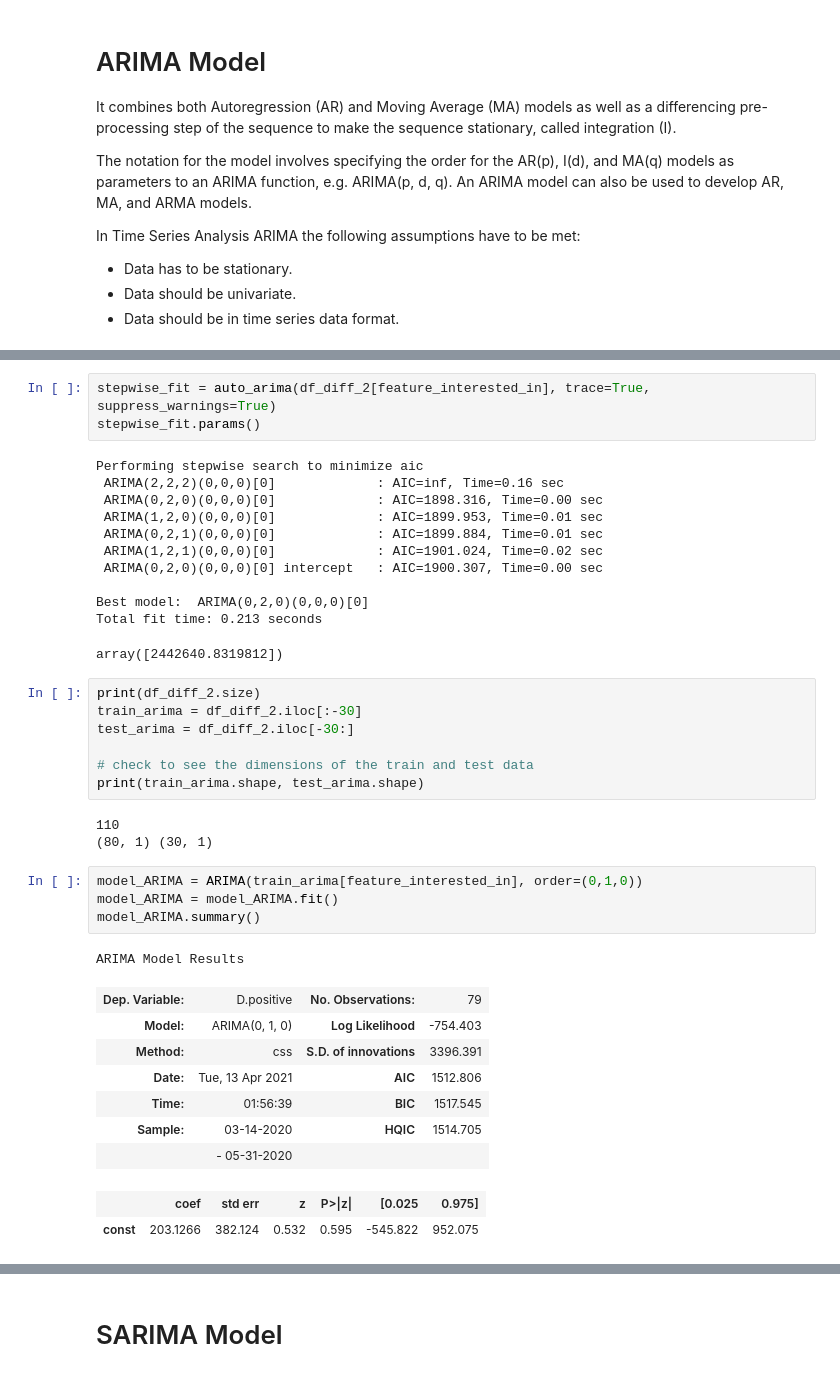
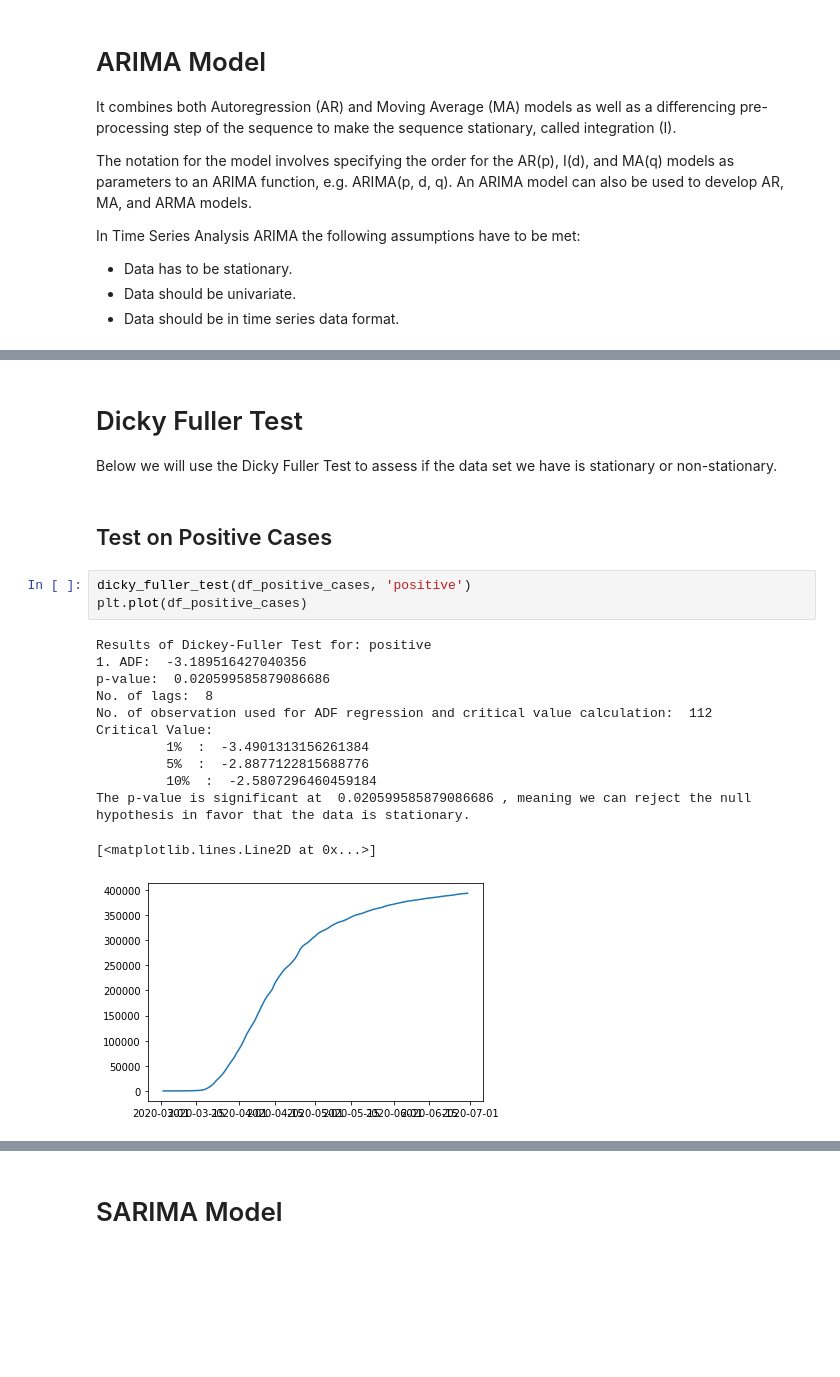
Before and after one commit to JohnKHancock/CUNY_DATA_698_Maters_Project, a Jupyter notebook: project-model/arima-models.ipynb, the cells around one changed output, grey strips where cells are left out. Drawn from its saved outputs; the diff is of its cells as text; blank space fills up the shorter version.

```diff
--- a/project-model/arima-models.ipynb
+++ b/project-model/arima-models.ipynb
@@ -222,40 +188,22 @@ plt.plot(df_diff_2)
-# %%
-stepwise_fit = auto_arima(df_diff_2[feature_interested_in], trace=True, suppress_warnings=True)
-stepwise_fit.params()
-# %% [output]
-Performing stepwise search to minimize aic
- ARIMA(2,2,2)(0,0,0)[0]             : AIC=inf, Time=0.16 sec
- ARIMA(0,2,0)(0,0,0)[0]             : AIC=1898.316, Time=0.00 sec
- ARIMA(1,2,0)(0,0,0)[0]             : AIC=1899.953, Time=0.01 sec
- ARIMA(0,2,1)(0,0,0)[0]             : AIC=1899.884, Time=0.01 sec
- ARIMA(1,2,1)(0,0,0)[0]             : AIC=1901.024, Time=0.02 sec
- ARIMA(0,2,0)(0,0,0)[0] intercept   : AIC=1900.307, Time=0.00 sec
-
-Best model:  ARIMA(0,2,0)(0,0,0)[0]
-Total fit time: 0.213 seconds
-array([2442640.8319812])
-# %%
-print(df_diff_2.size)
-train_arima = df_diff_2.iloc[:-30]
-test_arima = df_diff_2.iloc[-30:]
-
-# check to see the dimensions of the train and test data
-print(train_arima.shape, test_arima.shape)
-# %% [output]
-110
-(80, 1) (30, 1)
-# %%
-model_ARIMA = ARIMA(train_arima[feature_interested_in], order=(0,1,0))
-model_ARIMA = model_ARIMA.fit()
-model_ARIMA.summary()
-# %% [output]
-ARIMA Model Results
-| Dep. Variable: | D.positive | No. Observations: | 79 |
-| Model: | ARIMA(0, 1, 0) | Log Likelihood | -754.403 |
-| Method: | css | S.D. of innovations | 3396.391 |
-| Date: | Tue, 13 Apr 2021 | AIC | 1512.806 |
-| Time: | 01:56:39 | BIC | 1517.545 |
-| Sample: | 03-14-2020 | HQIC | 1514.705 |
-|  | - 05-31-2020 |  |  |
-|  | coef | std err | z | P>|z| | [0.025 | 0.975] |
-| const | 203.1266 | 382.124 | 0.532 | 0.595 | -545.822 | 952.075 |
+# %% [markdown]
+# Dicky Fuller Test
+
+Below we will use the Dicky Fuller Test to assess if the data set we have is stationary or non-stationary.
+# %% [markdown]
+## Test on Positive Cases
+# %%
+dicky_fuller_test(df_positive_cases, 'positive')
+plt.plot(df_positive_cases)
+# %% [output]
+Results of Dickey-Fuller Test for: positive
+1. ADF:  -3.189516427040356
+p-value:  0.020599585879086686
+No. of lags:  8
+No. of observation used for ADF regression and critical value calculation:  112
+Critical Value:
+         1%  :  -3.4901313156261384
+         5%  :  -2.8877122815688776
+         10%  :  -2.5807296460459184
+The p-value is significant at  0.020599585879086686 , meaning we can reject the null hypothesis in favor that the data is stationary.
+[<matplotlib.lines.Line2D at 0x...>]
+[figure, added]
```
Also changed, not shown: parts of 44 cells of this notebook.
